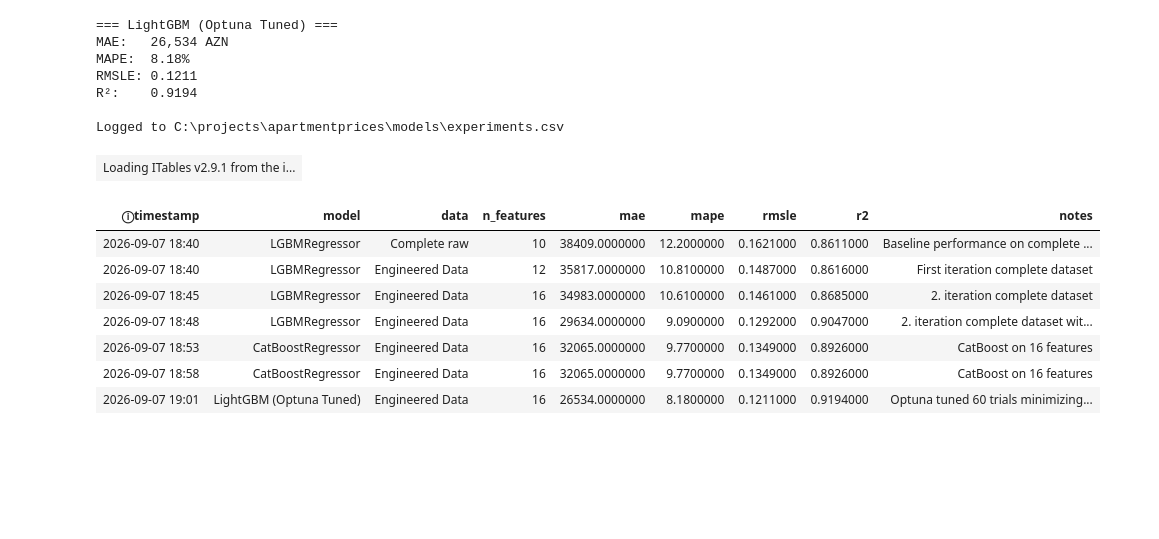
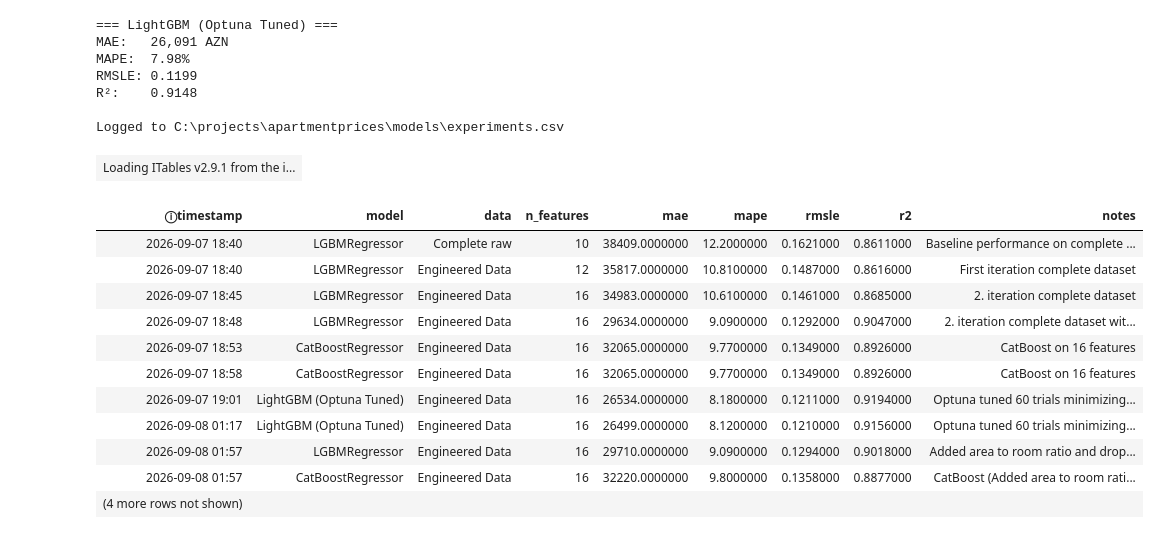
Before and after one commit to aslanli-aslan/baku-apartment-prices, a Jupyter notebook: notebooks/04_modeling.ipynb, the cells around one changed output. Drawn from its saved outputs; the diff is of its cells as text; code cells hidden in the pictures; blank space fills up the shorter version.

```diff
--- a/notebooks/04_modeling.ipynb
+++ b/notebooks/04_modeling.ipynb
@@ -173,29 +201,33 @@ Best Parameters:
 # %%
 best_lgbm = LGBMRegressor(**study.best_params, random_state=42, verbose=-1, n_jobs=-1)
 best_lgbm.fit(X_train, y_train_log)
 pred_tuned = np.expm1(best_lgbm.predict(x_val))
 metrics_tuned = evaluate_predictions(y_val, pred_tuned, "LightGBM (Optuna Tuned)")
 log_experiment(
     metrics_tuned["Model"],
     "Engineered Data",
     list(X_train.columns),
     metrics_tuned,
-    "Optuna tuned 60 trials minimizing MAPE",
+    "Optuna tuned 60 trials minimizing MAPE (Added area to room ratio and dropped hasMortgage)",
 )
 # %% [output]
 === LightGBM (Optuna Tuned) ===
-MAE:   26,534 AZN
-MAPE:  8.18%
-RMSLE: 0.1211
-R²:    0.9194
+MAE:   26,091 AZN
+MAPE:  7.98%
+RMSLE: 0.1199
+R²:    0.9148
 
 Logged to C:\projects\apartmentprices\models\experiments.csv
 | Loading ITables v2.9.1 from the i... |
 | ⓘtimestamp | model | data | n_features | mae | mape | rmsle | r2 | notes |
 | 2026-09-07 18:40 | LGBMRegressor | Complete raw | 10 | 38409.0000000 | 12.2000000 | 0.1621000 | 0.8611000 | Baseline performance on complete ... |
 | 2026-09-07 18:40 | LGBMRegressor | Engineered Data | 12 | 35817.0000000 | 10.8100000 | 0.1487000 | 0.8616000 | First iteration complete dataset |
 | 2026-09-07 18:45 | LGBMRegressor | Engineered Data | 16 | 34983.0000000 | 10.6100000 | 0.1461000 | 0.8685000 | 2. iteration complete dataset |
 | 2026-09-07 18:48 | LGBMRegressor | Engineered Data | 16 | 29634.0000000 | 9.0900000 | 0.1292000 | 0.9047000 | 2. iteration complete dataset wit... |
 | 2026-09-07 18:53 | CatBoostRegressor | Engineered Data | 16 | 32065.0000000 | 9.7700000 | 0.1349000 | 0.8926000 | CatBoost on 16 features |
 | 2026-09-07 18:58 | CatBoostRegressor | Engineered Data | 16 | 32065.0000000 | 9.7700000 | 0.1349000 | 0.8926000 | CatBoost on 16 features |
 | 2026-09-07 19:01 | LightGBM (Optuna Tuned) | Engineered Data | 16 | 26534.0000000 | 8.1800000 | 0.1211000 | 0.9194000 | Optuna tuned 60 trials minimizing... |
+| 2026-09-08 01:17 | LightGBM (Optuna Tuned) | Engineered Data | 16 | 26499.0000000 | 8.1200000 | 0.1210000 | 0.9156000 | Optuna tuned 60 trials minimizing... |
+| 2026-09-08 01:57 | LGBMRegressor | Engineered Data | 16 | 29710.0000000 | 9.0900000 | 0.1294000 | 0.9018000 | Added area to room ratio and drop... |
+| 2026-09-08 01:57 | CatBoostRegressor | Engineered Data | 16 | 32220.0000000 | 9.8000000 | 0.1358000 | 0.8877000 | CatBoost (Added area to room rati... |
+| (4 more rows not shown) |  |  |  |  |  |  |  |  |
```
Also changed, not shown: parts of 13 cells of this notebook.
